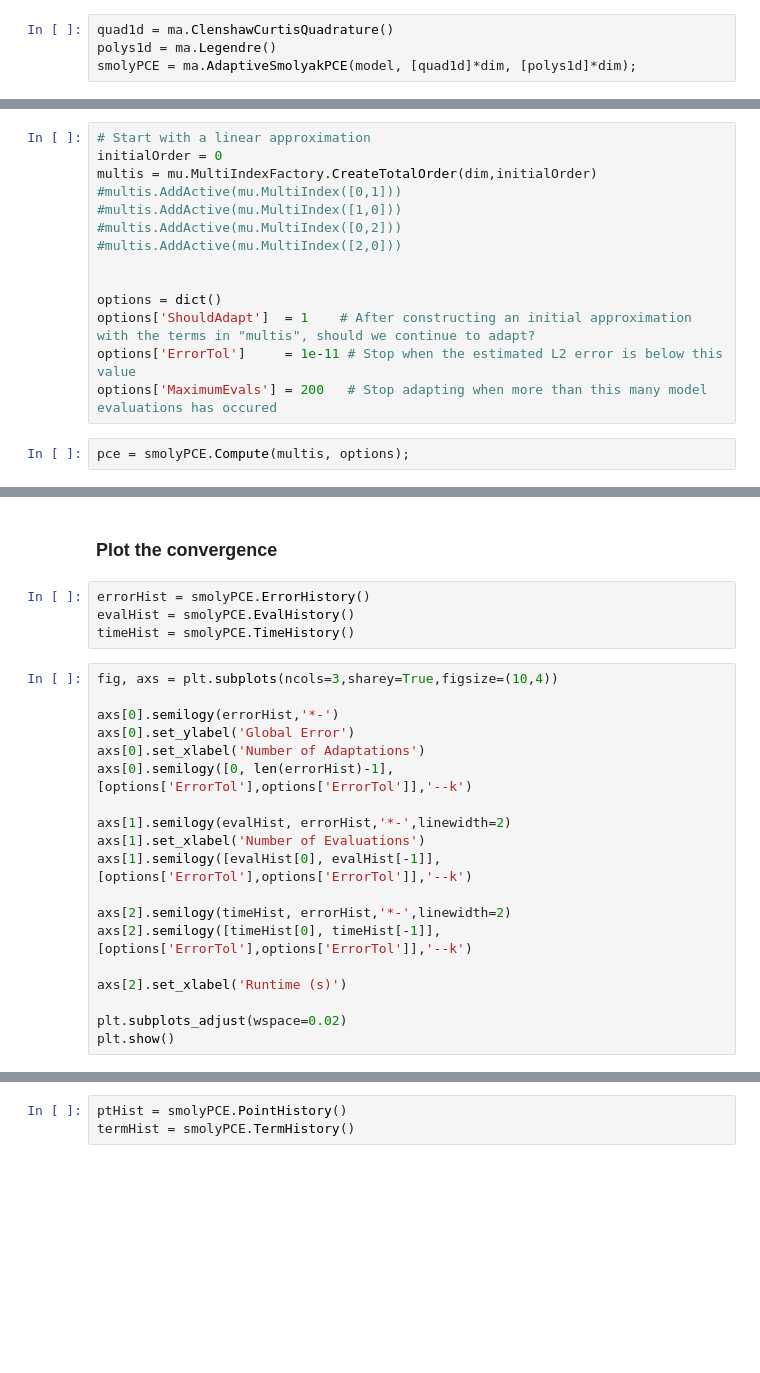
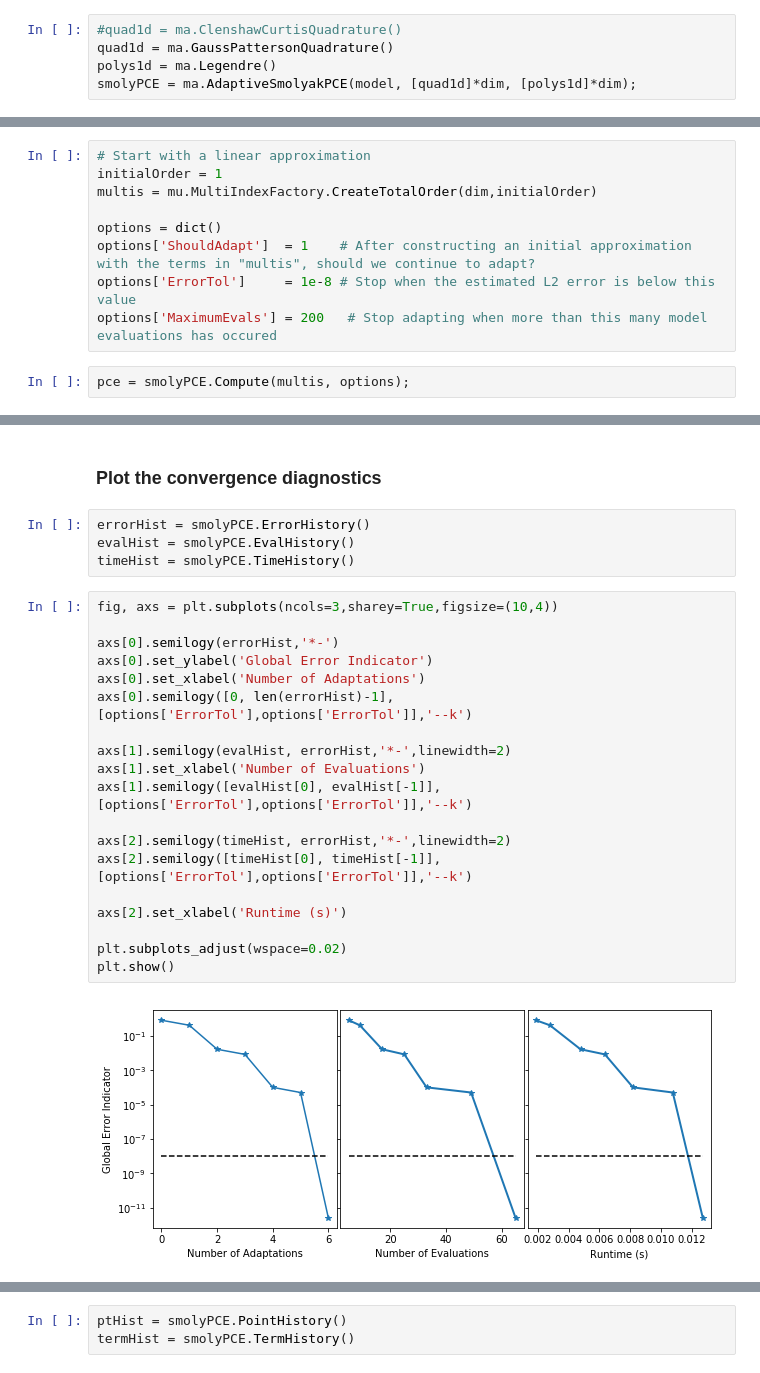
Before and after one commit to sebwolf-de/MUQ, a Jupyter notebook: examples/Approximation/PolynomialChaos/AdaptiveSmolyakConstruction.ipynb, the cells around one changed output, grey strips where cells are left out. Cells and saved outputs as stored; diff of their text form; blank space fills up the shorter version.

```diff
--- a/examples/Approximation/PolynomialChaos/AdaptiveSmolyakConstruction.ipynb
+++ b/examples/Approximation/PolynomialChaos/AdaptiveSmolyakConstruction.ipynb
@@ -33,24 +42,20 @@ model = mm.CosOperator(dim)
 # %% [markdown]
 ## Define the PCE factory
 # %%
-quad1d = ma.ClenshawCurtisQuadrature()
+#quad1d = ma.ClenshawCurtisQuadrature()
+quad1d = ma.GaussPattersonQuadrature()
 polys1d = ma.Legendre()
 smolyPCE = ma.AdaptiveSmolyakPCE(model, [quad1d]*dim, [polys1d]*dim);
 # %% [markdown]
 ## Construct the PCE
 # %%
 # Start with a linear approximation
-initialOrder = 0
+initialOrder = 1
 multis = mu.MultiIndexFactory.CreateTotalOrder(dim,initialOrder)
-#multis.AddActive(mu.MultiIndex([0,1]))
-#multis.AddActive(mu.MultiIndex([1,0]))
-#multis.AddActive(mu.MultiIndex([0,2]))
-#multis.AddActive(mu.MultiIndex([2,0]))
-
 
 options = dict()
 options['ShouldAdapt']  = 1    # After constructing an initial approximation with the terms in "multis", should we continue to adapt?
-options['ErrorTol']     = 1e-11 # Stop when the estimated L2 error is below this value
+options['ErrorTol']     = 1e-8 # Stop when the estimated L2 error is below this value
 options['MaximumEvals'] = 200   # Stop adapting when more than this many model evaluations has occured
 # %%
 pce = smolyPCE.Compute(multis, options);
@@ -63,5 +74,5 @@ print('%0.4e'%smolyPCE.Error())
 # %% [markdown]
-### Plot the convergence
+### Plot the convergence diagnostics
 # %%
 errorHist = smolyPCE.ErrorHistory()
 evalHist = smolyPCE.EvalHistory()
@@ -69,20 +80,22 @@ timeHist = smolyPCE.TimeHistory()
 # %%
 fig, axs = plt.subplots(ncols=3,sharey=True,figsize=(10,4))
 
 axs[0].semilogy(errorHist,'*-')
-axs[0].set_ylabel('Global Error')
+axs[0].set_ylabel('Global Error Indicator')
 axs[0].set_xlabel('Number of Adaptations')
 axs[0].semilogy([0, len(errorHist)-1], [options['ErrorTol'],options['ErrorTol']],'--k')
 
 axs[1].semilogy(evalHist, errorHist,'*-',linewidth=2)
 axs[1].set_xlabel('Number of Evaluations')
 axs[1].semilogy([evalHist[0], evalHist[-1]], [options['ErrorTol'],options['ErrorTol']],'--k')
 
 axs[2].semilogy(timeHist, errorHist,'*-',linewidth=2)
 axs[2].semilogy([timeHist[0], timeHist[-1]], [options['ErrorTol'],options['ErrorTol']],'--k')
 
 axs[2].set_xlabel('Runtime (s)')
 
 plt.subplots_adjust(wspace=0.02)
 plt.show()
+# %% [output]
+[figure, added]
 # %% [markdown]
```
Also changed, not shown: parts of 11 cells of this notebook, 3 other files.
